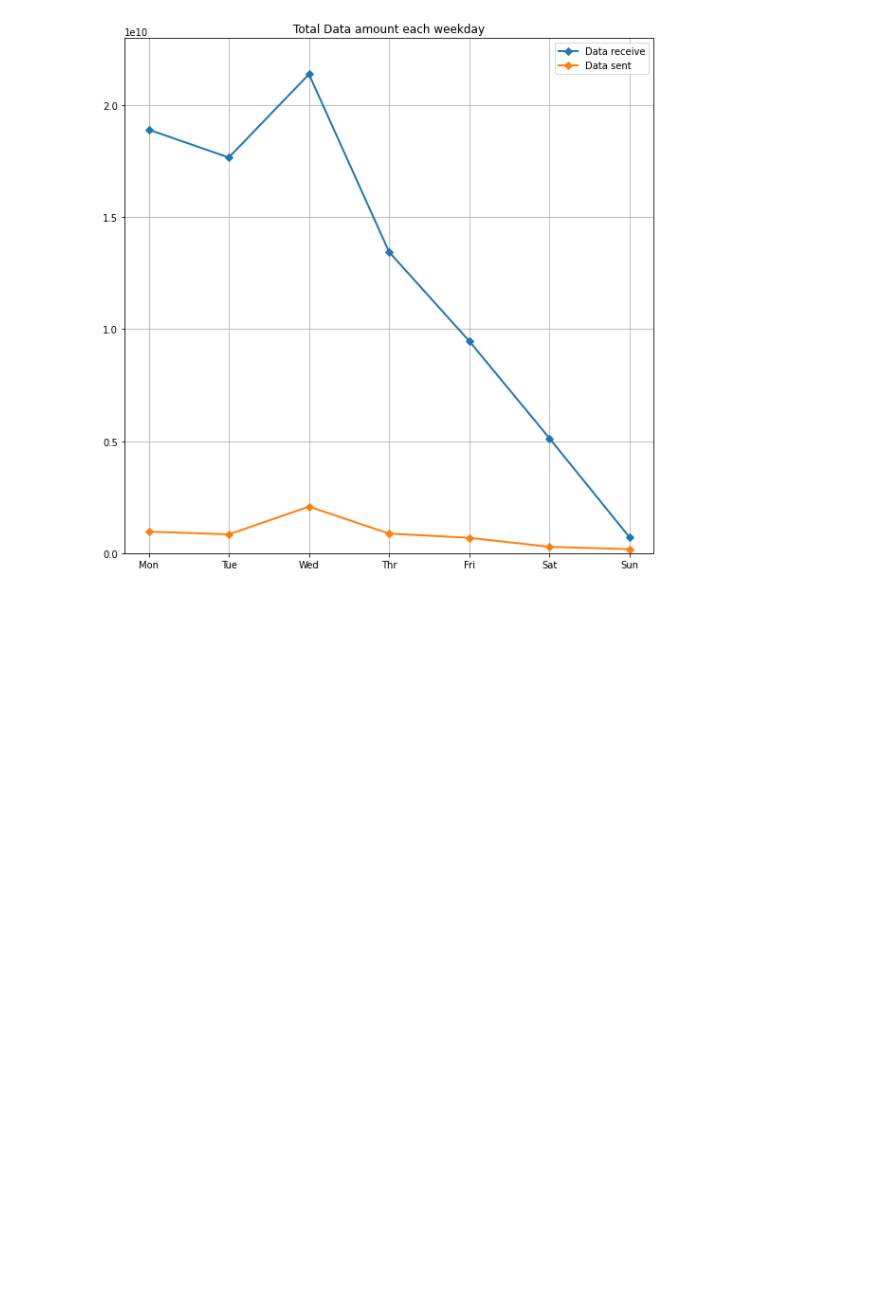
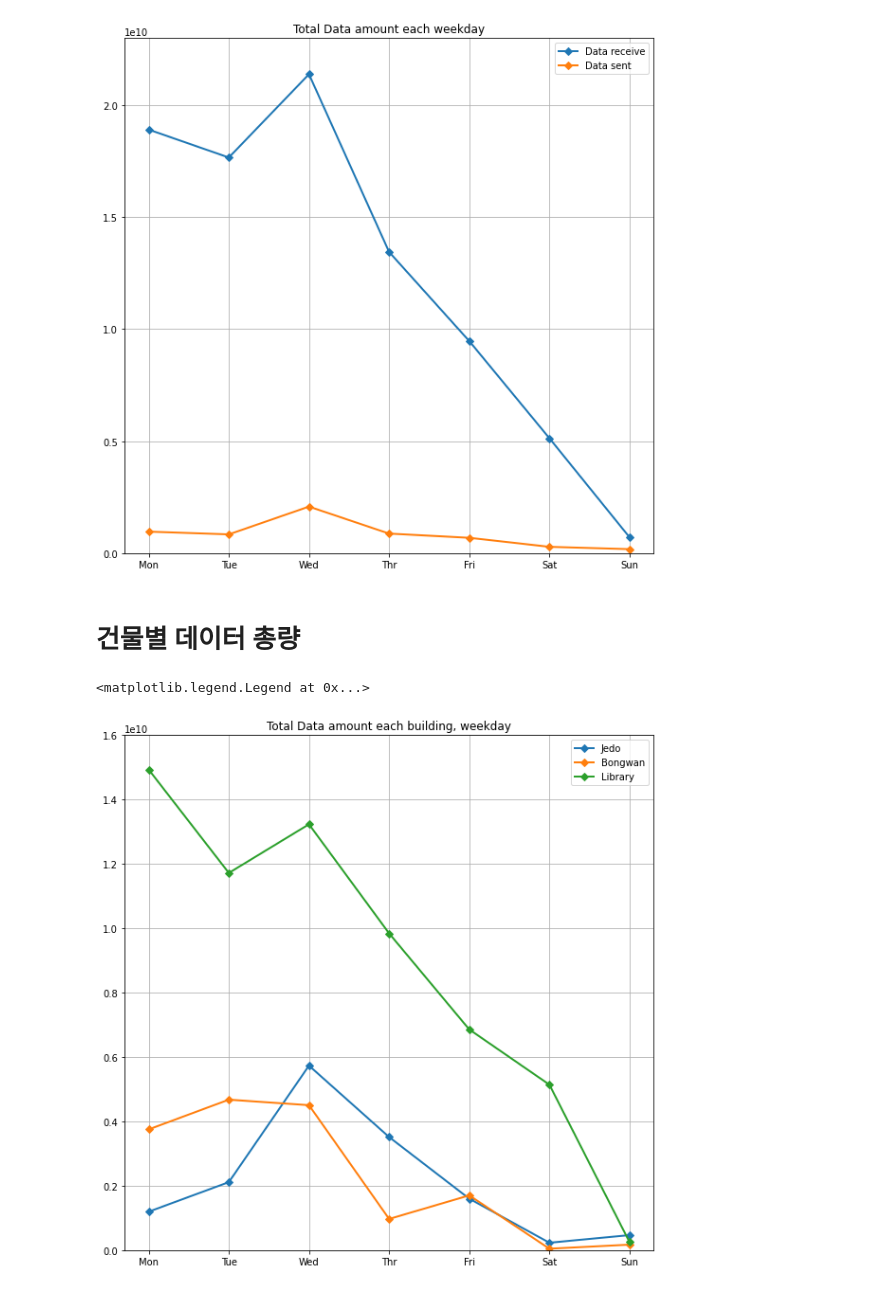
Before and after one commit to leeEunJooo/NetworkAssociation, a Jupyter notebook: Jedo.ipynb, the cells around one changed output. Drawn from its saved outputs; the diff is of its cells as text; code cells hidden in the pictures; blank space fills up the shorter version.

Commit message:
Update Jedo.ipynb
건물별 요일 데이터 총합 추가

```diff
--- a/Jedo.ipynb
+++ b/Jedo.ipynb
@@ -84,6 +84,11 @@ extract['Utilization'] = extract['Utilization'].str.replace(',','').astype('floa
 extract.iloc[3]['Association Time.6'].weekday()
 # %% [output]
 0
+# %%
+
+plt.rcParams["figure.figsize"] = (10,10)
+plt.rcParams['lines.linewidth'] = 2
+plt.rcParams['axes.grid'] = True
 # %%
 week = []
 for i in range(7):
@@ -286,8 +293,8 @@ total_receive = [0 for i in range(7)]
 total_sent = [0 for i in range(7)]
 
 for i in range(7):
-    total_receive[i] = jedo_datareceive[i] + bongwan_datareceive[i] + Lib_datareceive[i]
-    total_sent[i] = jedo_datasent[i] + bongwan_datasent[i] + Lib_datasent[i]
+    total_receive[i] += (jedo_datareceive[i] + bongwan_datareceive[i] + Lib_datareceive[i])
+    total_sent[i] += (jedo_datasent[i] + bongwan_datasent[i] + Lib_datasent[i])
 total_receive
 # %% [output]
 [18912089600,
@@ -306,3 +315,24 @@ plt.legend()
 # %% [output]
 <matplotlib.legend.Legend at 0x...>
 [figure]
+# %%
+Jedo_data = [0 for i in range(7)]
+Bongwan_data = [0 for i in range(7)]
+Lib_data = [0 for i in range(7)]
+
+for i in range(7):
+    Jedo_data[i] += jedo_datareceive[i] + jedo_datasent[i]
+    Bongwan_data[i] += bongwan_datareceive[i] + bongwan_datasent[i]
+    Lib_data[i] += Lib_datareceive[i] + Lib_datasent[i]
+# %% [markdown]
+# 건물별 데이터 총량
+# %%
+plt.title('Total Data amount each building, weekday')
+plt.ylim(0, 16e9)
+plt.plot(x, Jedo_data, label = 'Jedo', marker = 'D')
+plt.plot(x, Bongwan_data, label = 'Bongwan', marker = 'D')
+plt.plot(x, Lib_data, label = 'Library', marker = 'D')
+plt.legend()
+# %% [output]
+<matplotlib.legend.Legend at 0x...>
+[figure, added]
```
Also changed, not shown: parts of 3 cells of this notebook.
